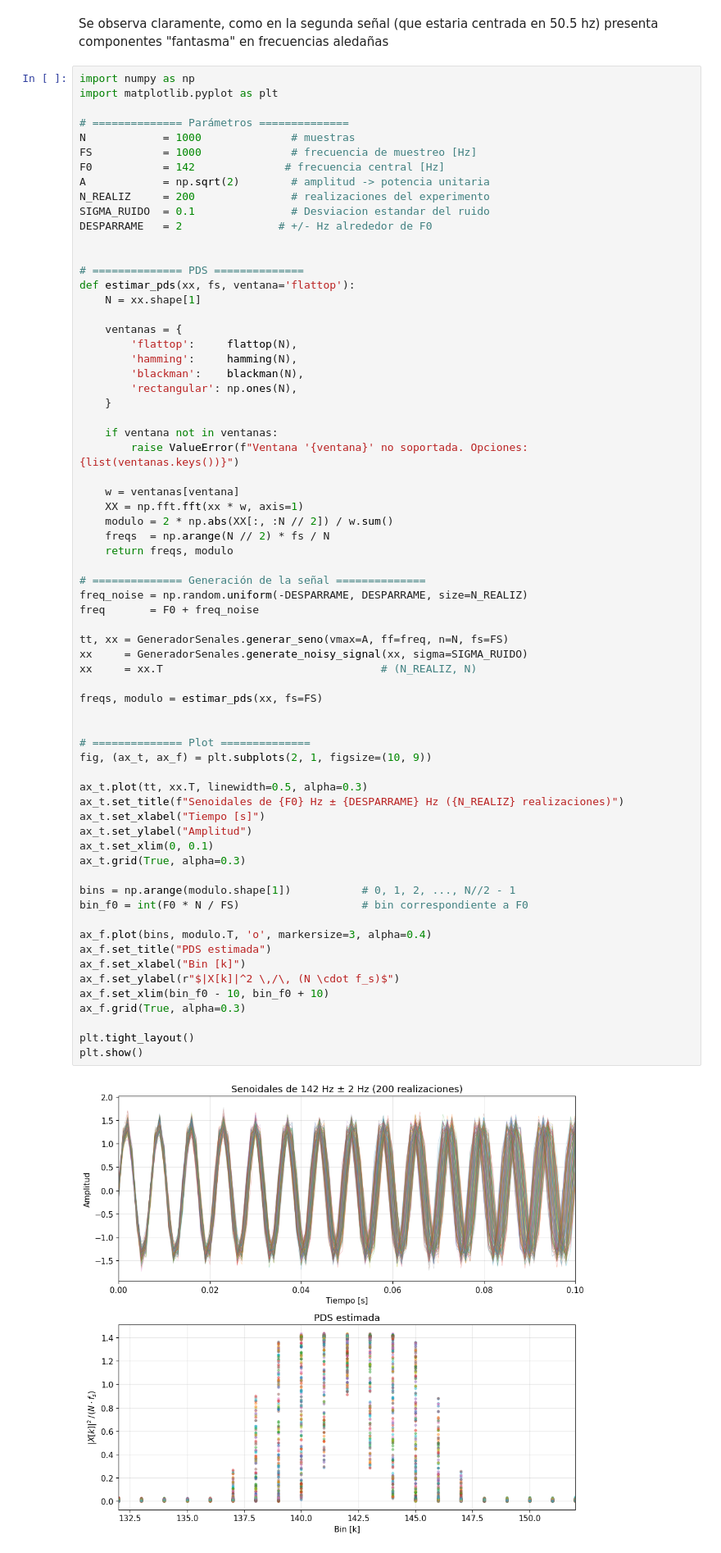
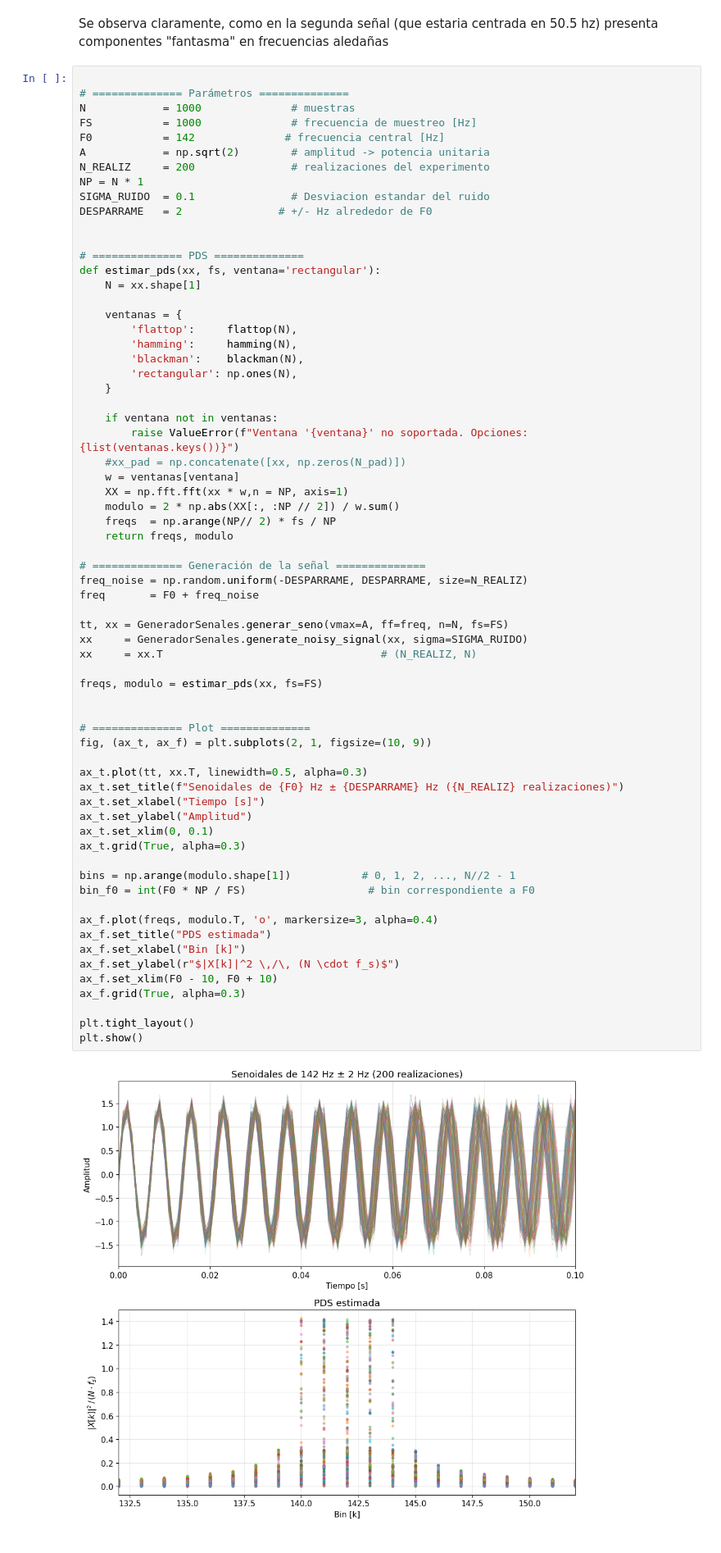
Before and after one commit to Maurin2/PDS_Tareas, a Jupyter notebook: Clases/06_05/Clase_6_5.ipynb, the cells around one changed output. Shown at 82% size. Drawn from its saved outputs; the diff is of its cells as text.

```diff
--- a/Clases/06_05/Clase_6_5.ipynb
+++ b/Clases/06_05/Clase_6_5.ipynb
@@ -125,8 +125,6 @@ def mi_funcion_DFT(xx):
 # %% [markdown]
 Se observa claramente, como en la segunda señal (que estaria centrada en 50.5 hz) presenta componentes "fantasma" en frecuencias aledañas
 # %%
-import numpy as np
-import matplotlib.pyplot as plt
 
 # ============== Parámetros ==============
 N            = 1000              # muestras
@@ -134,12 +132,13 @@ FS           = 1000              # frecuencia de muestreo [Hz]
 F0           = 142              # frecuencia central [Hz]
 A            = np.sqrt(2)        # amplitud -> potencia unitaria
 N_REALIZ     = 200               # realizaciones del experimento
+NP = N * 1
 SIGMA_RUIDO  = 0.1               # Desviacion estandar del ruido
 DESPARRAME   = 2               # +/- Hz alrededor de F0
 
 
 # ============== PDS ==============
-def estimar_pds(xx, fs, ventana='flattop'):
+def estimar_pds(xx, fs, ventana='rectangular'):
     N = xx.shape[1]
 
     ventanas = {
@@ -151,48 +150,48 @@ def estimar_pds(xx, fs, ventana='flattop'):
 
     if ventana not in ventanas:
         raise ValueError(f"Ventana '{ventana}' no soportada. Opciones: {list(ventanas.keys())}")
-
+    #xx_pad = np.concatenate([xx, np.zeros(N_pad)])
     w = ventanas[ventana]
-    XX = np.fft.fft(xx * w, axis=1)
-    modulo = 2 * np.abs(XX[:, :N // 2]) / w.sum()
-    freqs  = np.arange(N // 2) * fs / N
+    XX = np.fft.fft(xx * w,n = NP, axis=1)
+    modulo = 2 * np.abs(XX[:, :NP // 2]) / w.sum()
+    freqs  = np.arange(NP// 2) * fs / NP
     return freqs, modulo
 
 # ============== Generación de la señal ==============
 freq_noise = np.random.uniform(-DESPARRAME, DESPARRAME, size=N_REALIZ)
 freq       = F0 + freq_noise
 
 tt, xx = GeneradorSenales.generar_seno(vmax=A, ff=freq, n=N, fs=FS)
 xx     = GeneradorSenales.generate_noisy_signal(xx, sigma=SIGMA_RUIDO)
 xx     = xx.T                                  # (N_REALIZ, N)
 
 freqs, modulo = estimar_pds(xx, fs=FS)
 
 
 # ============== Plot ==============
 fig, (ax_t, ax_f) = plt.subplots(2, 1, figsize=(10, 9))
 
 ax_t.plot(tt, xx.T, linewidth=0.5, alpha=0.3)
 ax_t.set_title(f"Senoidales de {F0} Hz ± {DESPARRAME} Hz ({N_REALIZ} realizaciones)")
 ax_t.set_xlabel("Tiempo [s]")
 ax_t.set_ylabel("Amplitud")
 ax_t.set_xlim(0, 0.1)
 ax_t.grid(True, alpha=0.3)
 
 bins = np.arange(modulo.shape[1])           # 0, 1, 2, ..., N//2 - 1
-bin_f0 = int(F0 * N / FS)                   # bin correspondiente a F0
+bin_f0 = int(F0 * NP / FS)                   # bin correspondiente a F0
 
-ax_f.plot(bins, modulo.T, 'o', markersize=3, alpha=0.4)
+ax_f.plot(freqs, modulo.T, 'o', markersize=3, alpha=0.4)
 ax_f.set_title("PDS estimada")
 ax_f.set_xlabel("Bin [k]")
 ax_f.set_ylabel(r"$|X[k]|^2 \,/\, (N \cdot f_s)$")
-ax_f.set_xlim(bin_f0 - 10, bin_f0 + 10)
+ax_f.set_xlim(F0 - 10, F0 + 10)
 ax_f.grid(True, alpha=0.3)
 
 plt.tight_layout()
 plt.show()
 # %% [output]
-[figure, old version]
+[figure, new version]
 # %%
 a_estimador = modulo[:, F0]
 print(f"la media de a0 = {a_estimador.mean()}")
```
Also changed, not shown: parts of 10 cells of this notebook, 6 other files.
